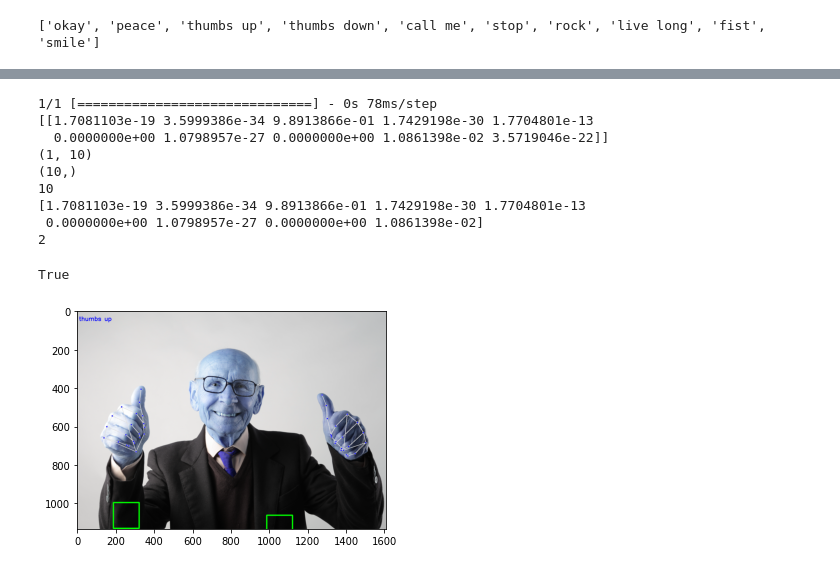
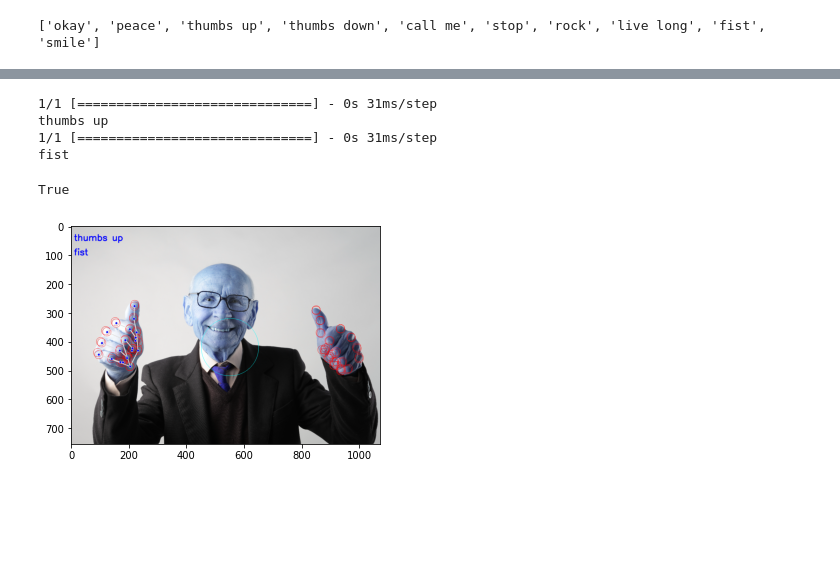
Before and after one commit to mgoetze06/fotobooth, a Jupyter notebook: fotobox-cvml.ipynb, the cells around one changed output, grey strips where cells are left out. Cells and saved outputs as stored; diff of their text form; code cells hidden in the pictures; blank space fills up the shorter version.

Commit message:
detecting multiple hands

```diff
--- a/fotobox-cvml.ipynb
+++ b/fotobox-cvml.ipynb
@@ -176,7 +181,7 @@ import tensorflow as tf
 from tensorflow.keras.models import load_model
 # %%
 mpHands = mp.solutions.hands
-hands = mpHands.Hands(max_num_hands=2, min_detection_confidence=0.7)
+hands = mpHands.Hands(max_num_hands=6, min_detection_confidence=0.7)
 mpDraw = mp.solutions.drawing_utils
 # %%
 # Load the gesture recognizer model
@@ -191,10 +196,12 @@ print(classNames)
 # %% [output]
 ['okay', 'peace', 'thumbs up', 'thumbs down', 'call me', 'stop', 'rock', 'live long', 'fist', 'smile']
 # %%
+#thumbs_img = cv2.imread('thumbsup.jpg')
 thumbs_img = cv2.imread('thumbsup2.jpg')
+#thumbs_img = cv2.imread('thumbsdown.jpg')
 h_org,w_org,temp = thumbs_img.shape
 print(thumbs_img.shape)
-reduce_factor = 4
+reduce_factor = 6
 thumbs_img = cv2.resize(thumbs_img, (int(w_org/reduce_factor), int(h_org/reduce_factor)))
 #thumbs_img = cv2.GaussianBlur(thumbs_img, (5,5), 0)
 framergb = cv2.cvtColor(thumbs_img, cv2.COLOR_BGR2RGB)
@@ -251,32 +258,32 @@ landmark {
 # %%
 # Predict gesture in Hand Gesture Recognition project
-prediction = model.predict([landmarks[0:21]]) #problem with predict if more than one hand is detected
-#--> landmarks sind dann doppelt so lang wie sie für eine hand sein müssten
+for i in range(len(landmarks_pred)//21):
+    #print(len(landmarks))
+    #print(i)
+    #print((21+(i*21)))
+    prediction = model.predict([landmarks[i*21:(21+(i*21))]]) #problem with predict if more than one hand is detected
+    #prediction = model.predict([landmarks_pred[0:21]])
+    #--> landmarks sind dann doppelt so lang wie sie für eine hand sein müssten
 
-#landmarks vektor muss vorher geteilt werden auf die anzahl detecteter hände und dann erst prediction ausgeführt
-print(prediction)
-print(prediction.shape)
-pred = prediction.flatten()
-print(pred.shape)
-print(len(pred))
-print(pred[0:len(pred)-1])
-classID = np.argmax(pred[0:len(pred)-1])
-print(classID)
-className = classNames[classID]
-  # show the prediction on the frame
-cv2.putText(thumbs_img, className, (10, 50), cv2.FONT_HERSHEY_SIMPLEX,
-                 1, (0,0,255), 2, cv2.LINE_AA)
+    #landmarks vektor muss vorher geteilt werden auf die anzahl detecteter hände und dann erst prediction ausgeführt
+
+    pred = prediction.flatten()
+    classID = np.argmax(pred[0:len(pred)-1]) #ignore smile
+    #classID = np.argmax(pred)
+    #classID = np.argmax(prediction)
+    #print(prediction)
+
+    className = classNames[classID]
+    print(className)
+      # show the prediction on the frame
+    cv2.putText(thumbs_img, className, (10, (50+i*50)), cv2.FONT_HERSHEY_SIMPLEX,
+                     1, (0,0,255), 2, cv2.LINE_AA)
 plt.imshow(thumbs_img)
 cv2.imwrite("thumbs.jpg", thumbs_img)
 # %% [output]
-1/1 [==============================] - 0s 78ms/step
-[[1.7081103e-19 3.5999386e-34 9.8913866e-01 1.7429198e-30 1.7704801e-13
-  0.0000000e+00 1.0798957e-27 0.0000000e+00 1.0861398e-02 3.5719046e-22]]
-(1, 10)
-(10,)
-10
-[1.7081103e-19 3.5999386e-34 9.8913866e-01 1.7429198e-30 1.7704801e-13
- 0.0000000e+00 1.0798957e-27 0.0000000e+00 1.0861398e-02]
-2
+1/1 [==============================] - 0s 31ms/step
+thumbs up
+1/1 [==============================] - 0s 31ms/step
+fist
 True
-[figure, old version]
+[figure, new version]
```
Also changed, not shown: parts of 5 cells of this notebook, 2 other files.
